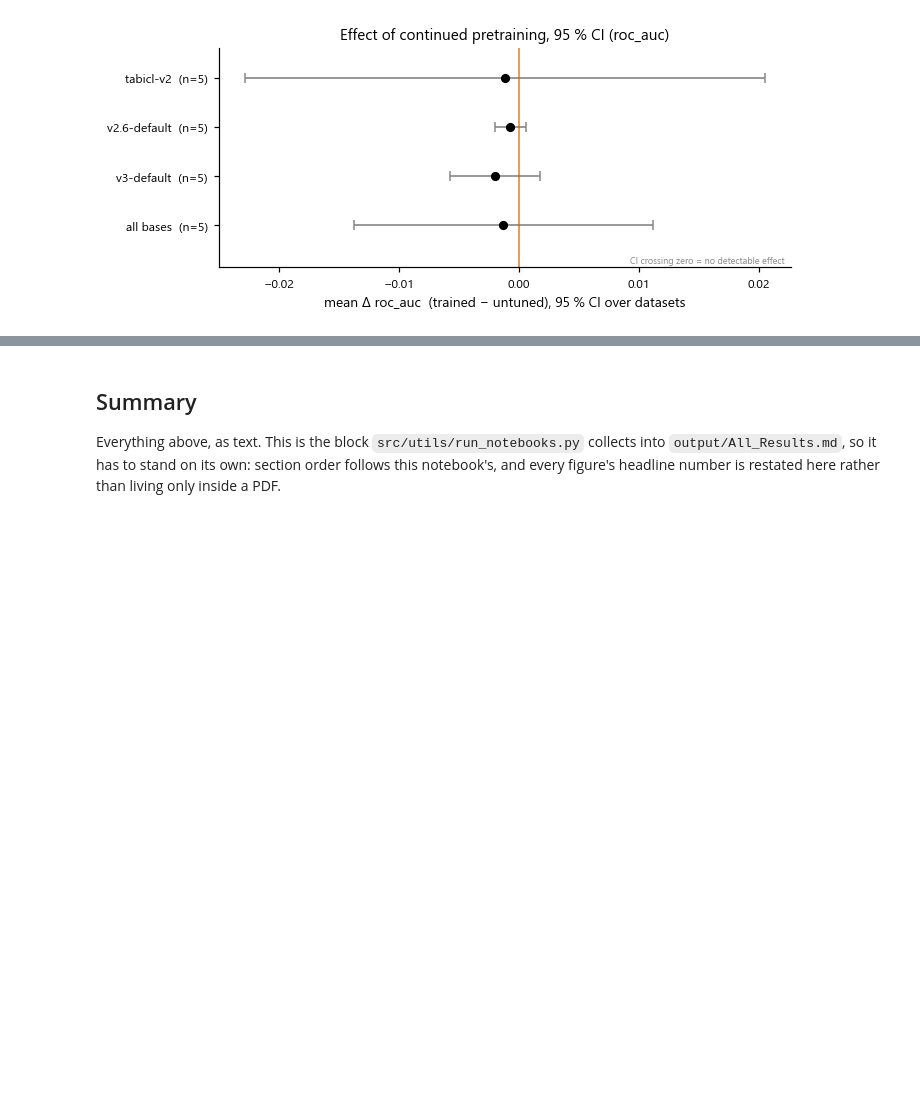
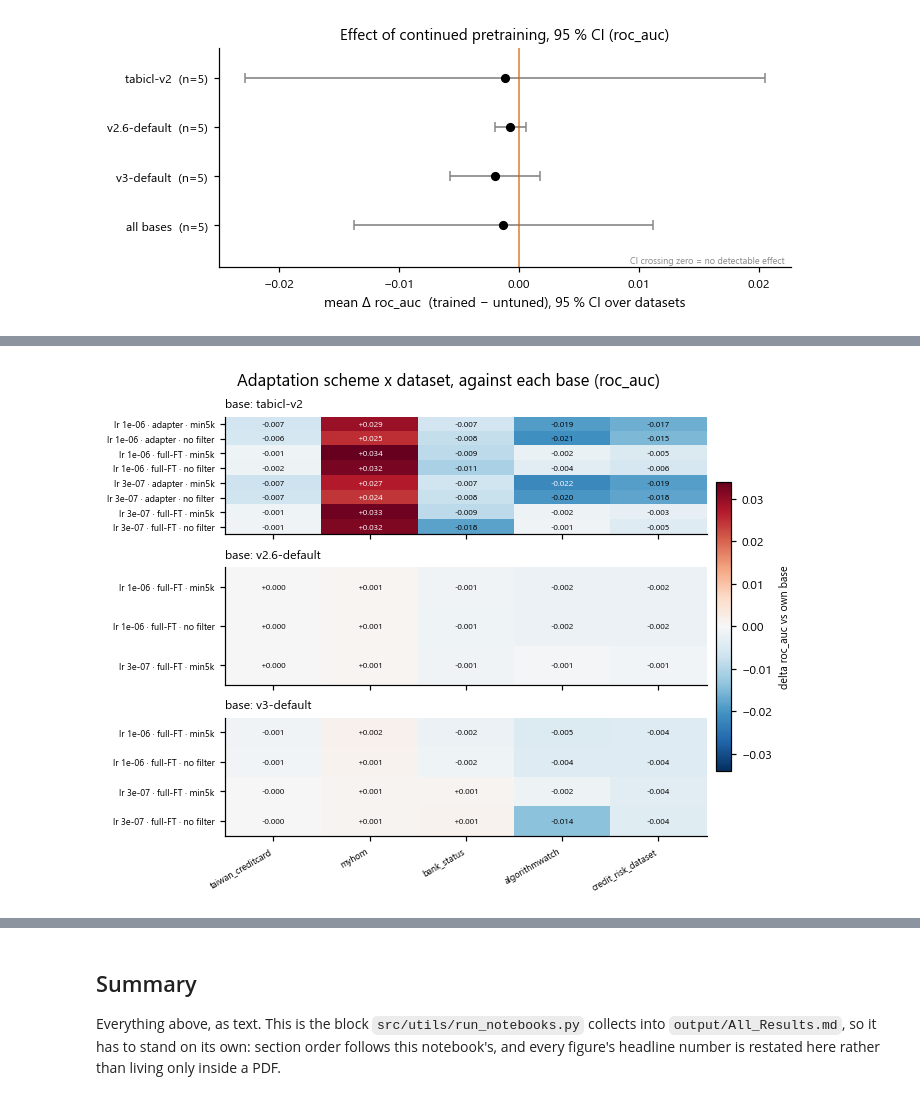
Before and after one commit to andreasgoethals/CreditPFN, a Jupyter notebook: notebooks/2.0. final_results_pd.ipynb, the cells around one changed output, grey strips where cells are left out. Saved outputs shown, nothing was run; the diff lists cells and outputs as text; code cells hidden in the pictures; blank space fills up the shorter version.

```diff
--- a/notebooks/2.0. final_results_pd.ipynb
+++ b/notebooks/2.0. final_results_pd.ipynb
@@ -436,0 +445,5 @@ sink.save(pf.plot_effect_ci(raw, METRIC), 'paper_effect_ci',
+# %%
+sink.save(pf.plot_scheme_grid(raw, METRIC), 'paper_scheme_grid',
+          caption="Change in ROC-AUC from continued pretraining for every adaptation scheme (rows) on every held-out dataset (columns), one panel per base checkpoint, each measured against that base's own untuned score on the same dataset. Red is an improvement, blue a degradation; the colour scale is shared across panels.")
+# %% [output]
+[figure, added]
```
Also changed, not shown: parts of 8 cells of this notebook, 12 other files.
